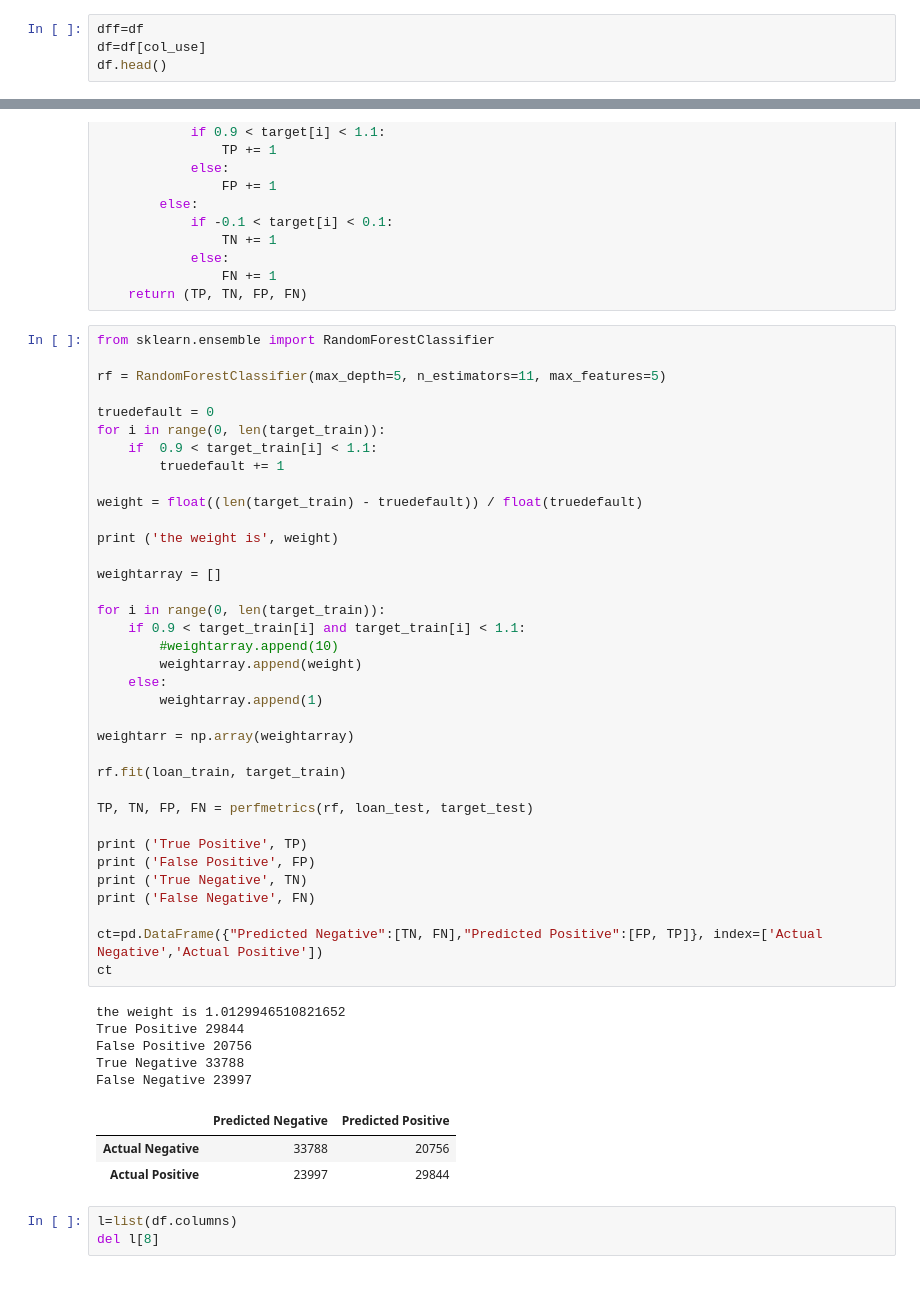
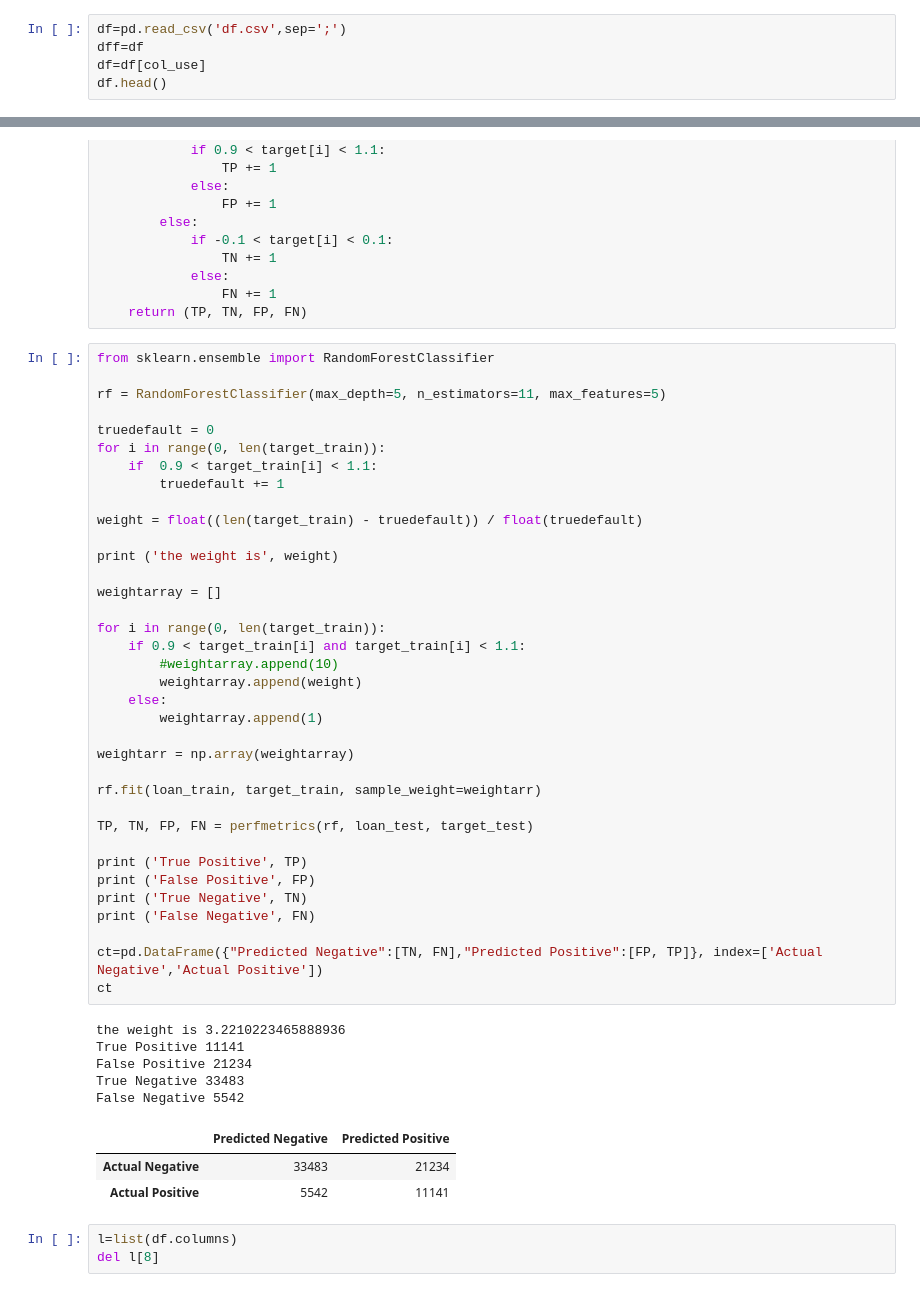
Before and after one commit to RenNY123/Loan, a Jupyter notebook: Loan.ipynb, the cells around one changed output, grey strips where cells are left out. Cells and saved outputs as stored; diff of their text form.

```diff
--- a/Loan.ipynb
+++ b/Loan.ipynb
@@ -344,6 +342,7 @@ We can already see there's significant difference on features like int_rate
 col_use=['term', 'sub_grade', 'purpose', 'home_ownership','loan_amnt', 'int_rate', 'total_acc', 'annual_inc', 'dti', 'revol_util', 'revol_bal','target'
 ]
 # %%
+df=pd.read_csv('df.csv',sep=';')
 dff=df
 df=df[col_use]
 df.head()
@@ -445,41 +459,41 @@ for i in range(0, len(target_train)):
     if  0.9 < target_train[i] < 1.1:
         truedefault += 1
 
 weight = float((len(target_train) - truedefault)) / float(truedefault)
 
 print ('the weight is', weight)
 
 weightarray = []
 
 for i in range(0, len(target_train)):
     if 0.9 < target_train[i] and target_train[i] < 1.1:
         #weightarray.append(10)
         weightarray.append(weight)
     else:
         weightarray.append(1)
 
 weightarr = np.array(weightarray)
 
-rf.fit(loan_train, target_train)
+rf.fit(loan_train, target_train, sample_weight=weightarr)
 
 TP, TN, FP, FN = perfmetrics(rf, loan_test, target_test)
 
 print ('True Positive', TP)
 print ('False Positive', FP)
 print ('True Negative', TN)
 print ('False Negative', FN)
 
 ct=pd.DataFrame({"Predicted Negative":[TN, FN],"Predicted Positive":[FP, TP]}, index=['Actual Negative','Actual Positive'])
 ct
 # %% [output]
-the weight is 1.0129946510821652
-True Positive 29844
-False Positive 20756
-True Negative 33788
-False Negative 23997
+the weight is 3.2210223465888936
+True Positive 11141
+False Positive 21234
+True Negative 33483
+False Negative 5542
 |  | Predicted Negative | Predicted Positive |
-| Actual Negative | 33788 | 20756 |
-| Actual Positive | 23997 | 29844 |
+| Actual Negative | 33483 | 21234 |
+| Actual Positive | 5542 | 11141 |
 # %%
 l=list(df.columns)
 del l[8]
```
Also changed, not shown: parts of 40 cells of this notebook.
